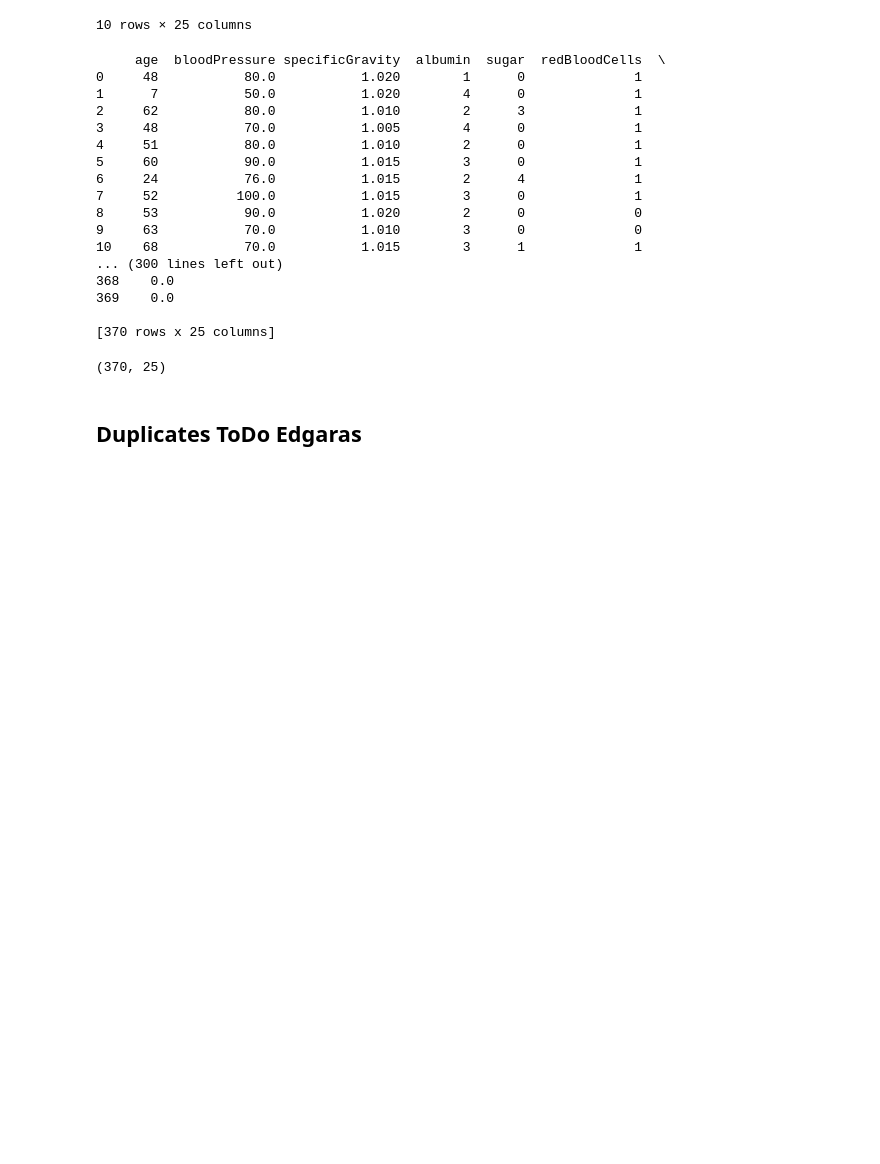
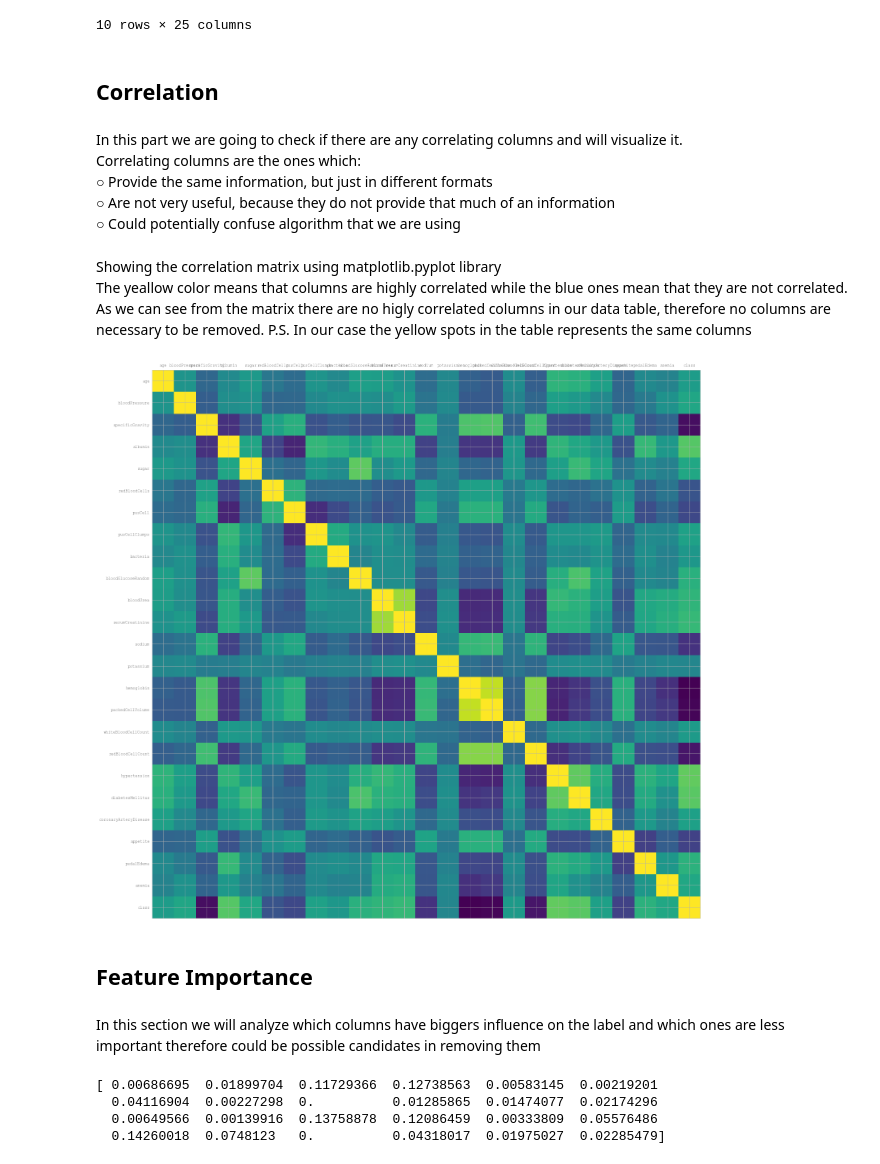
Before and after one commit to EdgarasKazlauskas1987/ChronicalKidneyDiseaseAIProject, a Jupyter notebook: Chronic Kidney Disease Project.ipynb, the cells around one changed output. Cells and saved outputs as stored; diff of their text form; code cells hidden in the pictures; blank space fills up the shorter version.

```diff
--- a/Chronic Kidney Disease Project.ipynb
+++ b/Chronic Kidney Disease Project.ipynb
@@ -398,33 +395,3 @@ dtype: int64
 | 8 | 52 | 100.0 | 1.015 | 3 | 0 | 1 | 0 | 1 | ... |
 | 9 | 53 | 90.0 | 1.020 | 2 | 0 | 0 | 0 | 1 | ... |
 10 rows × 25 columns
-# %%
-#data.head(200)
-
-data.dropna(inplace=True)
-data.reset_index(drop=True, inplace=True)
-
-#data = data.dropna()
-print(data)
-data.shape
-# %% [output]
-     age  bloodPressure specificGravity  albumin  sugar  redBloodCells  \
-0     48           80.0           1.020        1      0              1
-1      7           50.0           1.020        4      0              1
-2     62           80.0           1.010        2      3              1
-3     48           70.0           1.005        4      0              1
-4     51           80.0           1.010        2      0              1
-5     60           90.0           1.015        3      0              1
-6     24           76.0           1.015        2      4              1
-7     52          100.0           1.015        3      0              1
-8     53           90.0           1.020        2      0              0
-9     63           70.0           1.010        3      0              0
-10    68           70.0           1.015        3      1              1
-... (300 lines left out)
-368    0.0
-369    0.0
-
-[370 rows x 25 columns]
-(370, 25)
-# %% [markdown]
-## Duplicates ToDo Edgaras
@@ -430,0 +403,38 @@ data.shape
+# %% [markdown]
+## Correlation
+# %% [markdown]
+In this part we are going to check if there are any correlating columns and will visualize it. <br>
+Correlating columns are the ones which: <br>
+○ Provide the same information, but just in different formats <br>
+○ Are not very useful, because they do not provide that much of an information <br>
+○ Could potentially confuse algorithm that we are using
+# %% [markdown]
+Showing the correlation matrix using matplotlib.pyplot library <br>
+The yeallow color means that columns are highly correlated while the blue ones mean that they are not correlated. As we can see from the matrix there are no higly correlated columns in our data table, therefore no columns are necessary to be removed. P.S. In our case the yellow spots in the table represents the same columns
+# %%
+
+corr = data.corr()
+fig, ax = plt.subplots(figsize=(25, 25))
+ax.matshow(corr)
+plt.xticks(range(len(corr.columns)), corr.columns);
+plt.yticks(range(len(corr.columns)), corr.columns);
+# %% [output]
+[figure, added]
+# %% [markdown]
+## Feature Importance
+# %% [markdown]
+In this section we will analyze which columns have biggers influence on the label and which ones are less important therefore could be possible candidates in removing them
+# %%
+#print (data.dtypes)
+array = data.values
+X = array[:,0:24]
+Y = array[:,24]
+
+model = ExtraTreesClassifier()
+model.fit(X, Y)
+print(model.feature_importances_)
+# %% [output]
+[ 0.00686695  0.01899704  0.11729366  0.12738563  0.00583145  0.00219201
+  0.04116904  0.00227298  0.          0.01285865  0.01474077  0.02174296
+  0.00649566  0.00139916  0.13758878  0.12086459  0.00333809  0.05576486
+  0.14260018  0.0748123   0.          0.04318017  0.01975027  0.02285479]
```
Also changed, not shown: parts of 13 cells of this notebook.
